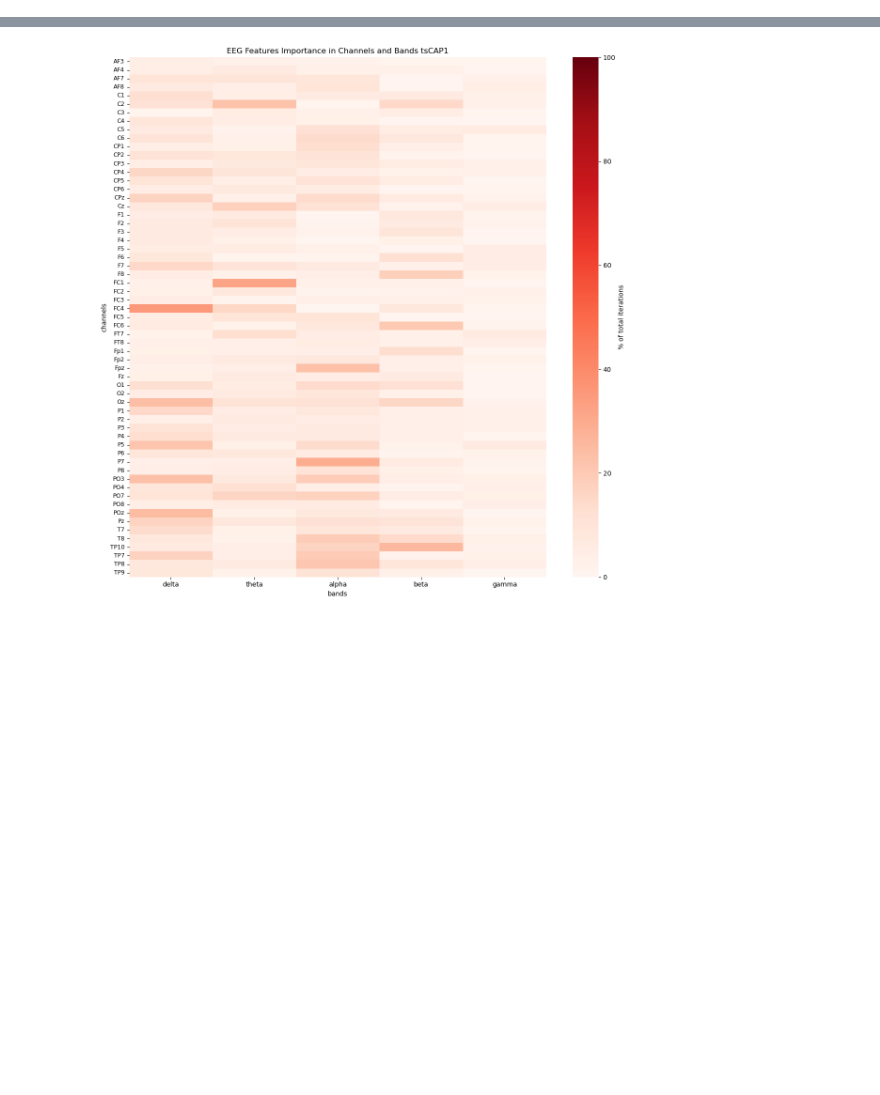
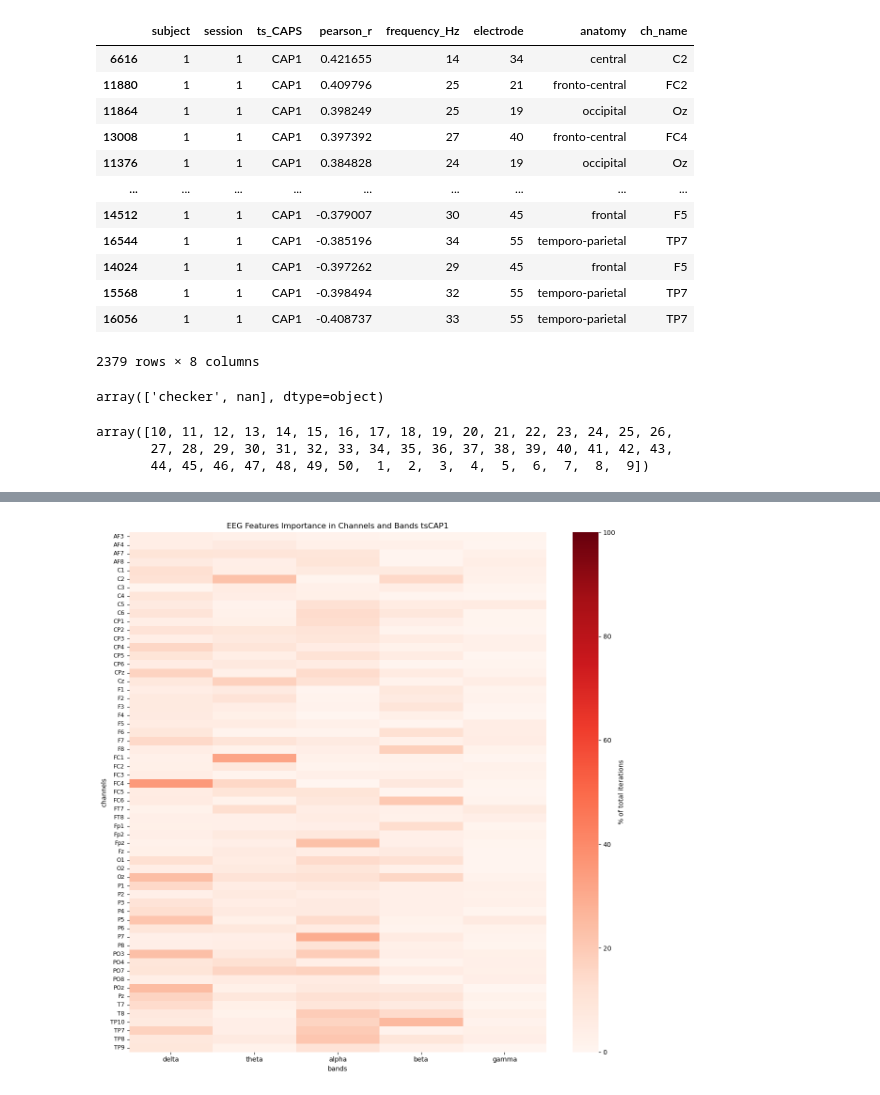
Before and after one commit to Sam54000/eeg_brain_state_prediction, a Jupyter notebook: labs/plotting_screening_nb_features.ipynb, the cells around one changed output, grey strips where cells are left out. Saved outputs shown, nothing was run; the diff lists cells and outputs as text; code cells hidden in the pictures; blank space fills up the shorter version.

```diff
--- a/labs/plotting_screening_nb_features.ipynb
+++ b/labs/plotting_screening_nb_features.ipynb
@@ -12,3 +77,21 @@ import matplotlib.pyplot as plt
+# %%
+df2 = pd.read_csv("/home/slouviot/01_projects/eeg_brain_state_prediction/data/custom_envelope_caps/group_level/sub-all_task-checker_desc-CustomEnvBk_predictions.csv")
+# %%
+df2[(df2["ts_CAPS"] == "CAP1") & (df2["subject"] == 1)].sort_values("pearson_r",ascending=False)
+# %% [output]
+|  | subject | session | ts_CAPS | pearson_r | frequency_Hz | electrode | anatomy | ch_name |
+| 6616 | 1 | 1 | CAP1 | 0.421655 | 14 | 34 | central | C2 |
+| 11880 | 1 | 1 | CAP1 | 0.409796 | 25 | 21 | fronto-central | FC2 |
+| 11864 | 1 | 1 | CAP1 | 0.398249 | 25 | 19 | occipital | Oz |
+| 13008 | 1 | 1 | CAP1 | 0.397392 | 27 | 40 | fronto-central | FC4 |
+| 11376 | 1 | 1 | CAP1 | 0.384828 | 24 | 19 | occipital | Oz |
+| ... | ... | ... | ... | ... | ... | ... | ... | ... |
+| 14512 | 1 | 1 | CAP1 | -0.379007 | 30 | 45 | frontal | F5 |
+| 16544 | 1 | 1 | CAP1 | -0.385196 | 34 | 55 | temporo-parietal | TP7 |
+| 14024 | 1 | 1 | CAP1 | -0.397262 | 29 | 45 | frontal | F5 |
+| 15568 | 1 | 1 | CAP1 | -0.398494 | 32 | 55 | temporo-parietal | TP7 |
+| 16056 | 1 | 1 | CAP1 | -0.408737 | 33 | 55 | temporo-parietal | TP7 |
+2379 rows × 8 columns
 # %%
 from pathlib import Path
 import pandas as pd
@@ -39 +130,11 @@ for file in directory.iterdir():
+# %%
+gros_pd["task"].unique()
+# %% [output]
+array(['checker', nan], dtype=object)
+# %%
+gros_pd["task"].unique()
+# %% [output]
+array([10, 11, 12, 13, 14, 15, 16, 17, 18, 19, 20, 21, 22, 23, 24, 25, 26,
+       27, 28, 29, 30, 31, 32, 33, 34, 35, 36, 37, 38, 39, 40, 41, 42, 43,
+       44, 45, 46, 47, 48, 49, 50,  1,  2,  3,  4,  5,  6,  7,  8,  9])
 # %%
```
Also changed, not shown: parts of 9 cells of this notebook, 16 other files.
